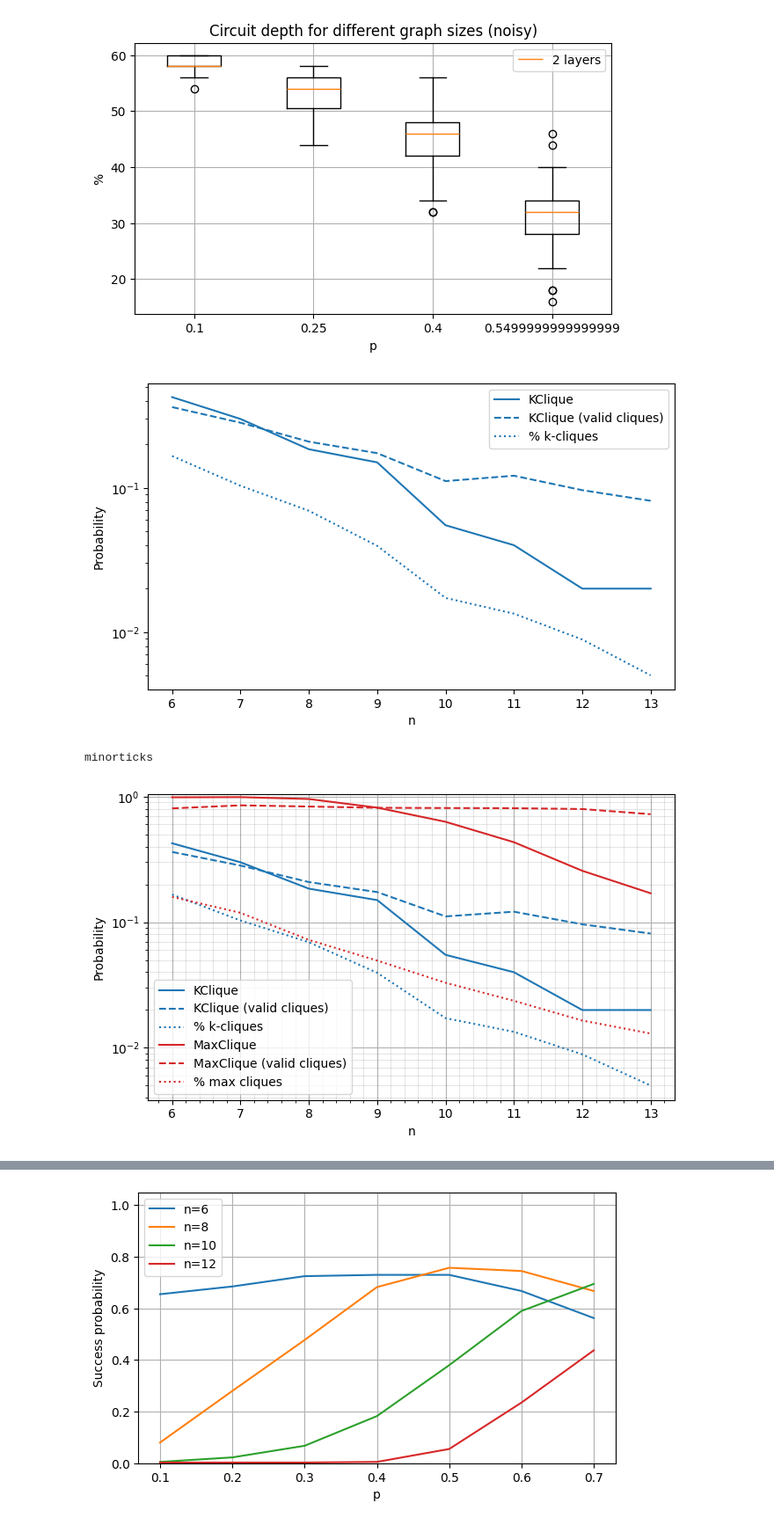
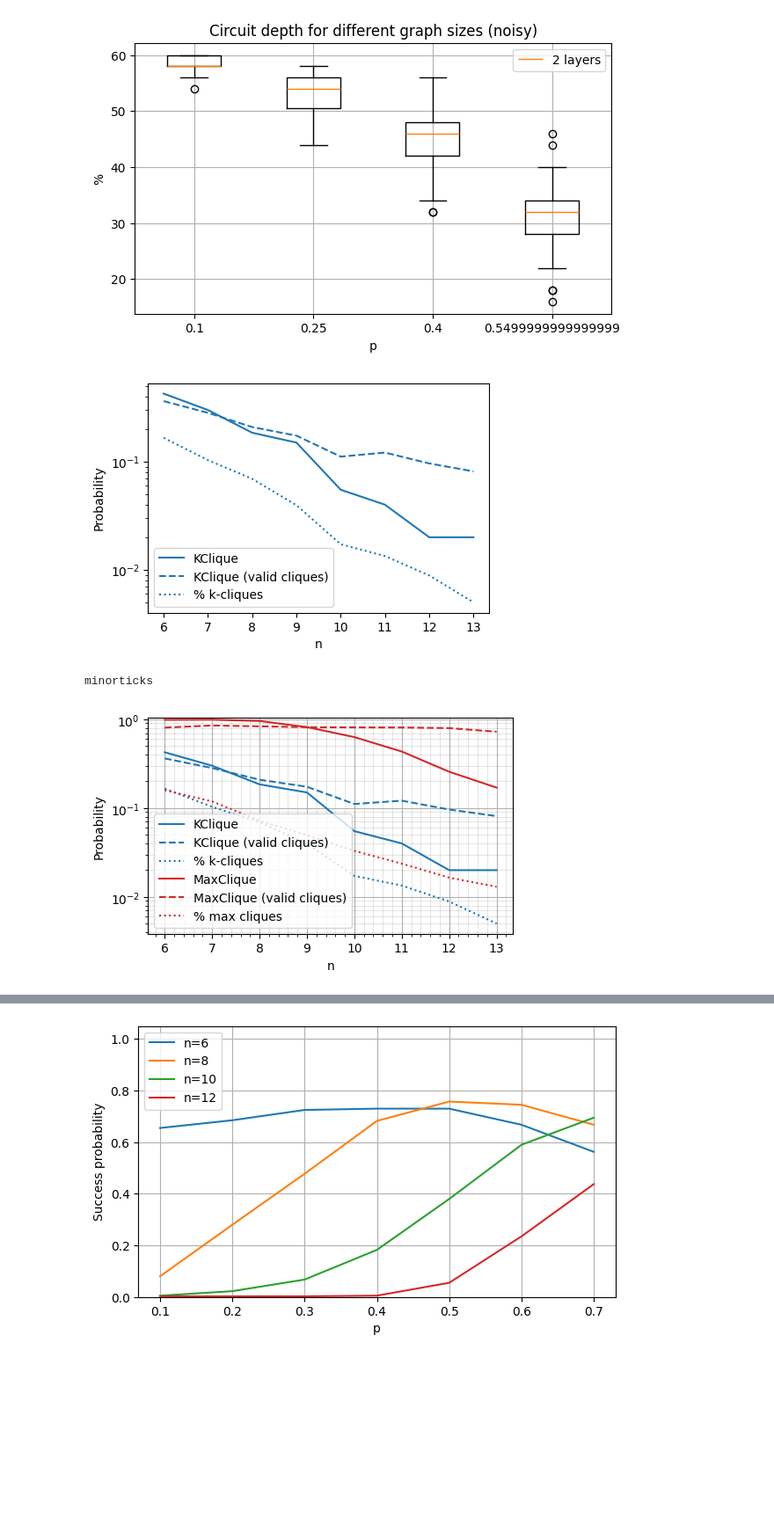
Before and after one commit to AlenLeban/KvantneKlike, a Jupyter notebook: visualize.ipynb, the cells around one changed output, grey strips where cells are left out. Shown at 88% size. Saved outputs shown, nothing was run; the diff lists cells and outputs as text; code cells hidden in the pictures; blank space fills up the shorter version.

Commit message:
Added option for plot offsets

```diff
--- a/visualize.ipynb
+++ b/visualize.ipynb
@@ -6,7 +6,7 @@ import numpy as np
 # k-clique solution probability with graph density p
 def plot_success_prob_for_var(filename, var_names, title=None, plots=["found_solution"], fig_filename=None, interpret_metric=None, interpret_solution=None, ylim=(0, 1.05),
                               relative_to_first_value=False, figsize=(7, 4), fig=None, plot_labels=None, grid=True, colors=None, alphas=None, patterns=None, yscale=None, ylabel="Success probability",
-                              second_var_labels=None, use_labels=True, yoffset=0, xlabel=None):
+                              second_var_labels=None, use_labels=True, yoffset=0, xlabel=None, top=None, right=None, bottom=None, left=None, output_dpi=None):
     with open(filename, "r") as f:
         benchmark_results = json.load(f)
 
@@ -19,6 +19,14 @@ def plot_success_prob_for_var(filename, var_names, title=None, plots=["found_sol
         plt.title(title)
     else:
         plt.subplots_adjust(top=0.98)
+    if left:
+        plt.subplots_adjust(left=left)
+    if right:
+        plt.subplots_adjust(right=right)
+    if top:
+        plt.subplots_adjust(top=top)
+    if bottom:
+        plt.subplots_adjust(bottom=bottom)
     # plt.subplots_adjust(right=0.98)
     w = 0.4
     num_problem_sizes = len(benchmark_results["problem_sizes"])
@@ -75,7 +83,7 @@ def plot_success_prob_for_var(filename, var_names, title=None, plots=["found_sol
         plt.yscale(yscale)
     plt.legend()
     if fig_filename:
-        plt.savefig(fig_filename)
+        plt.savefig(fig_filename, dpi=output_dpi)
     plt.show()
     return new_fig
 # plot_success_prob_for_var("benchmarkResults/qaoa_results_maxclique_p.json", ["p"], "Max-clique QAOA Solutions for different p", plots=["found_solution", "valid_cliques"])
@@ -116,18 +140,18 @@ plot_circuit_infos("benchmarkResults/qaoa_results_maxclique_p.json", ["p"], "Cir
 # %%
 fig = plot_success_prob_for_var("benchmarkResults/qaoa_results_kclique_n.json",
                           ["n"],
                           ylim=None,
                           plots=["found_solution", "valid_cliques", "k_nodes_clique_percent"],
-                          plot_labels=["KClique", "KClique (valid cliques)", "% k-cliques"],
+                          plot_labels=["KClique", "KClique (valid cliques)", "% k-cliques"], figsize=(5, 3),
                           interpret_metric=["per_graph", "per_iter", "per_graph"], ylabel="Probability",
                           fig_filename="Figures/qaoa_kclique_n", grid=False, colors=["tab:blue", "tab:blue", "tab:blue"], patterns=["-", "--", ":"], yscale="log")
 plot_success_prob_for_var("benchmarkResults/qaoa_results_maxclique_n.json",
                           ["n"],
                           plots=["found_solution", "valid_cliques", "k_nodes_clique_percent"],
-                          plot_labels=["MaxClique", "MaxClique (valid cliques)", "% max cliques"],
+                          plot_labels=["MaxClique", "MaxClique (valid cliques)", "% max cliques"], figsize=(5, 3), right=0.97, left=0.14, bottom=0.16, output_dpi=200,
                           interpret_metric=["per_graph", "per_iter", "per_graph"], ylabel="Probability",
                           fig_filename="Figures/qaoa_clique_n", fig=fig, colors=["tab:red", "tab:red", "tab:red"], patterns=["-", "--", ":"], yscale="log")
 # %% [output]
-[figure, old version]
+[figure, new version]
 minorticks
-[figure, old version]
+[figure, new version]
```
Also changed, not shown: parts of 4 cells of this notebook, 6 other files.
